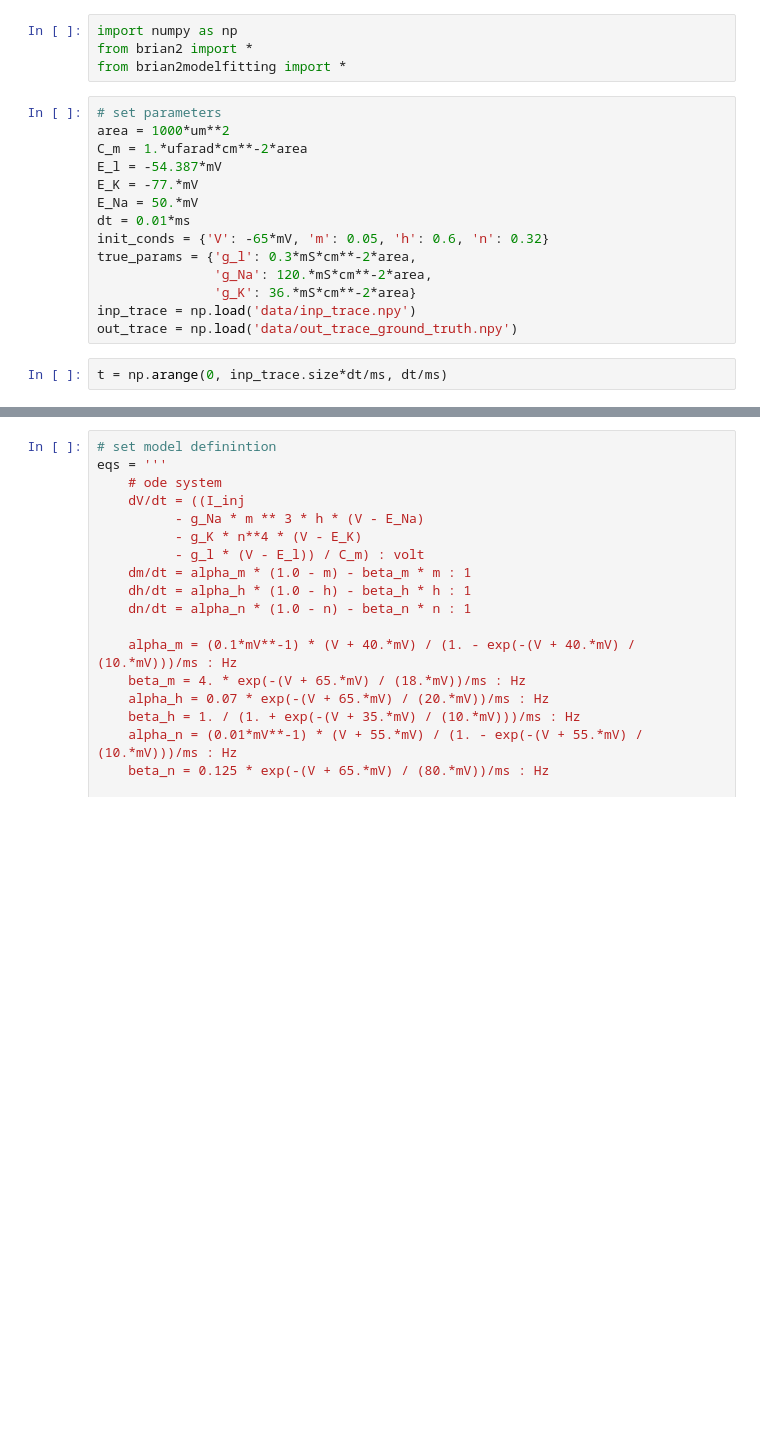
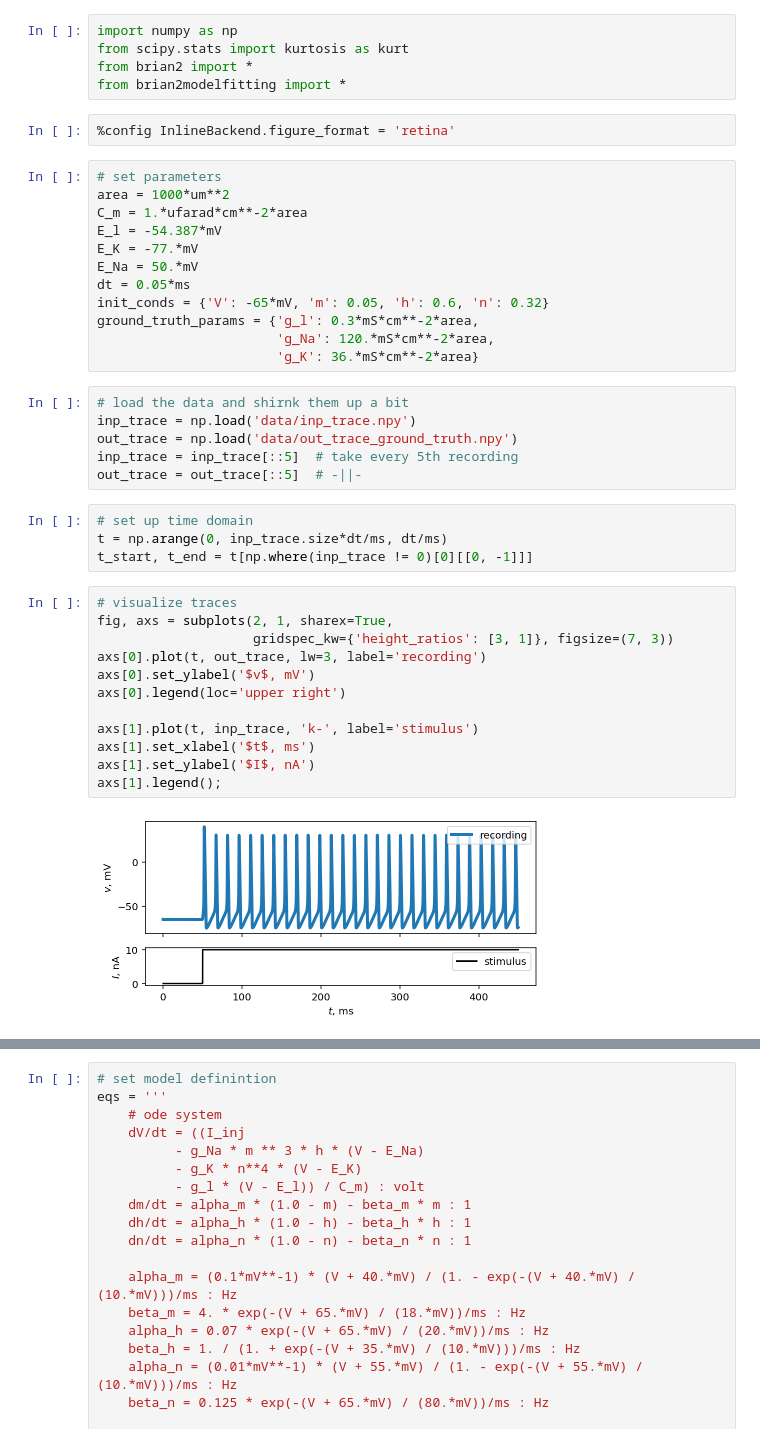
Before and after one commit to akapet00/gsoc_dump_repo, a Jupyter notebook: playground/weak_signal/03_inference.ipynb, the cells around one changed output, grey strips where cells are left out. Saved outputs shown, nothing was run; the diff lists cells and outputs as text; blank space fills up the shorter version.

```diff
--- a/playground/weak_signal/03_inference.ipynb
+++ b/playground/weak_signal/03_inference.ipynb
@@ -1,7 +1,10 @@
 # %%
 import numpy as np
+from scipy.stats import kurtosis as kurt
 from brian2 import *
 from brian2modelfitting import *
+# %%
+%config InlineBackend.figure_format = 'retina'
 # %%
 # set parameters
 area = 1000*um**2
@@ -9,12 +12,32 @@ C_m = 1.*ufarad*cm**-2*area
 E_l = -54.387*mV
 E_K = -77.*mV
 E_Na = 50.*mV
-dt = 0.01*ms
+dt = 0.05*ms
 init_conds = {'V': -65*mV, 'm': 0.05, 'h': 0.6, 'n': 0.32}
-true_params = {'g_l': 0.3*mS*cm**-2*area,
-               'g_Na': 120.*mS*cm**-2*area,
-               'g_K': 36.*mS*cm**-2*area}
-inp_trace = np.load('data/inp_trace.npy')
-out_trace = np.load('data/out_trace_ground_truth.npy')
+ground_truth_params = {'g_l': 0.3*mS*cm**-2*area,
+                       'g_Na': 120.*mS*cm**-2*area,
+                       'g_K': 36.*mS*cm**-2*area}
+# %%
+# load the data and shirnk them up a bit
+inp_trace = np.load('data/inp_trace.npy')
+out_trace = np.load('data/out_trace_ground_truth.npy')
+inp_trace = inp_trace[::5]  # take every 5th recording
+out_trace = out_trace[::5]  # -||-
 # %%
+# set up time domain
 t = np.arange(0, inp_trace.size*dt/ms, dt/ms)
+t_start, t_end = t[np.where(inp_trace != 0)[0][[0, -1]]]
+# %%
+# visualize traces
+fig, axs = subplots(2, 1, sharex=True,
+                    gridspec_kw={'height_ratios': [3, 1]}, figsize=(7, 3))
+axs[0].plot(t, out_trace, lw=3, label='recording')
+axs[0].set_ylabel('$v$, mV')
+axs[0].legend(loc='upper right')
+
+axs[1].plot(t, inp_trace, 'k-', label='stimulus')
+axs[1].set_xlabel('$t$, ms')
+axs[1].set_ylabel('$I$, nA')
+axs[1].legend();
+# %% [output]
+[figure, added]
```
Also changed, not shown: parts of 10 cells of this notebook, 2 other files.
